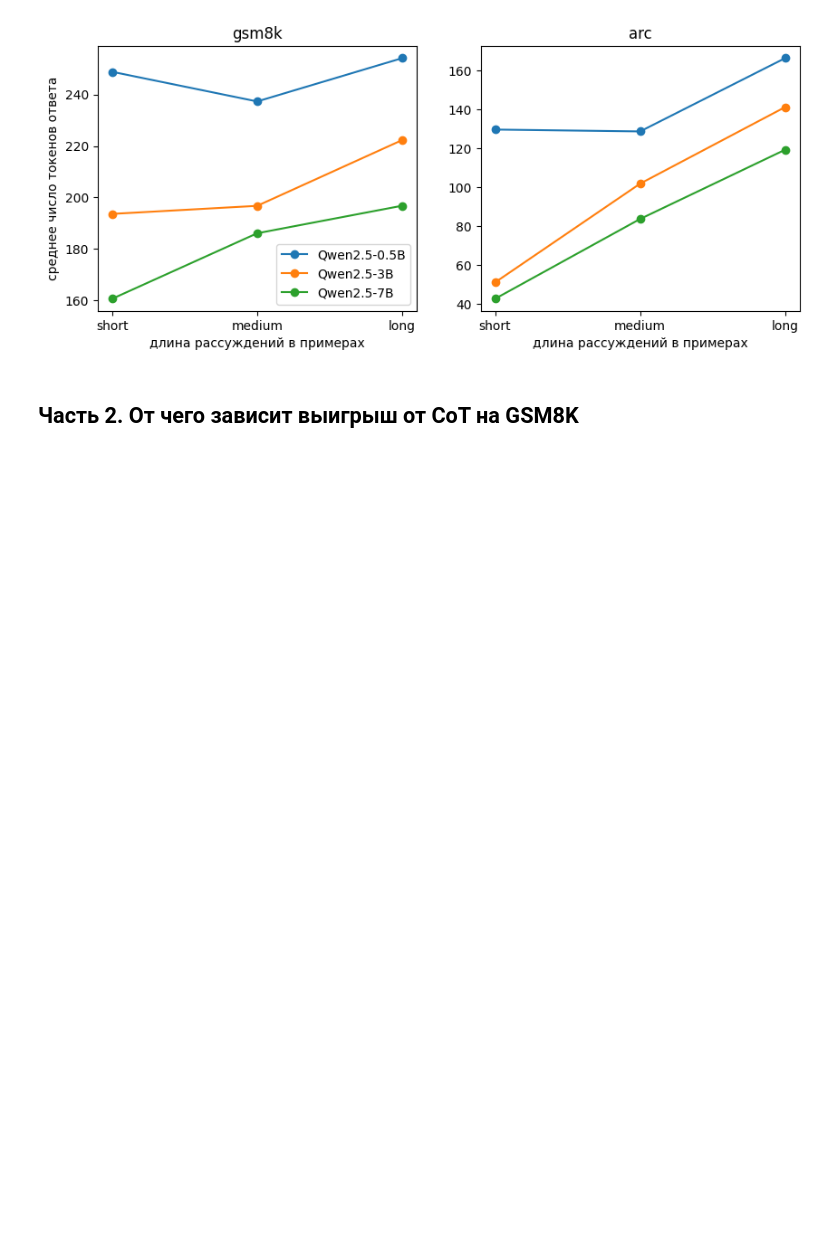
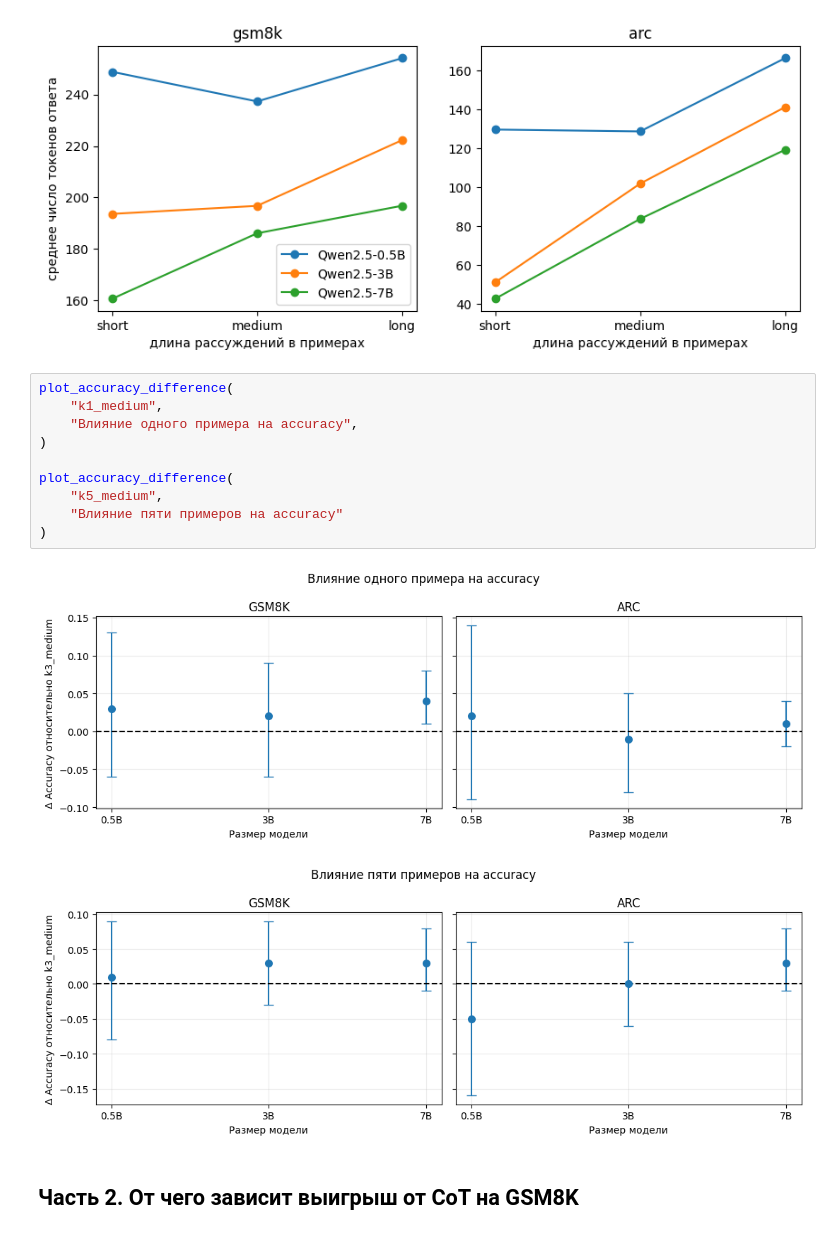
Before and after one commit to hochudomoy/Chain-of-thought, a Jupyter notebook: notebooks/analysis.ipynb, the cells around one changed output. Drawn from its saved outputs; the diff is of its cells as text; blank space fills up the shorter version.

```diff
--- a/notebooks/analysis.ipynb
+++ b/notebooks/analysis.ipynb
@@ -345,6 +391,19 @@ axes[0].legend()
 plt.show()
 # %% [output]
 [figure]
+# %%
+plot_accuracy_difference(
+    "k1_medium",
+    "Влияние одного примера на accuracy",
+)
+
+plot_accuracy_difference(
+    "k5_medium",
+    "Влияние пяти примеров на accuracy"
+)
+# %% [output]
+[figure, added]
+[figure, added]
 # %% [markdown]
 ## Часть 2. От чего зависит выигрыш от CoT на GSM8K
 # %% [markdown]
```
Also changed, not shown: parts of 6 cells of this notebook, 1 other file.
